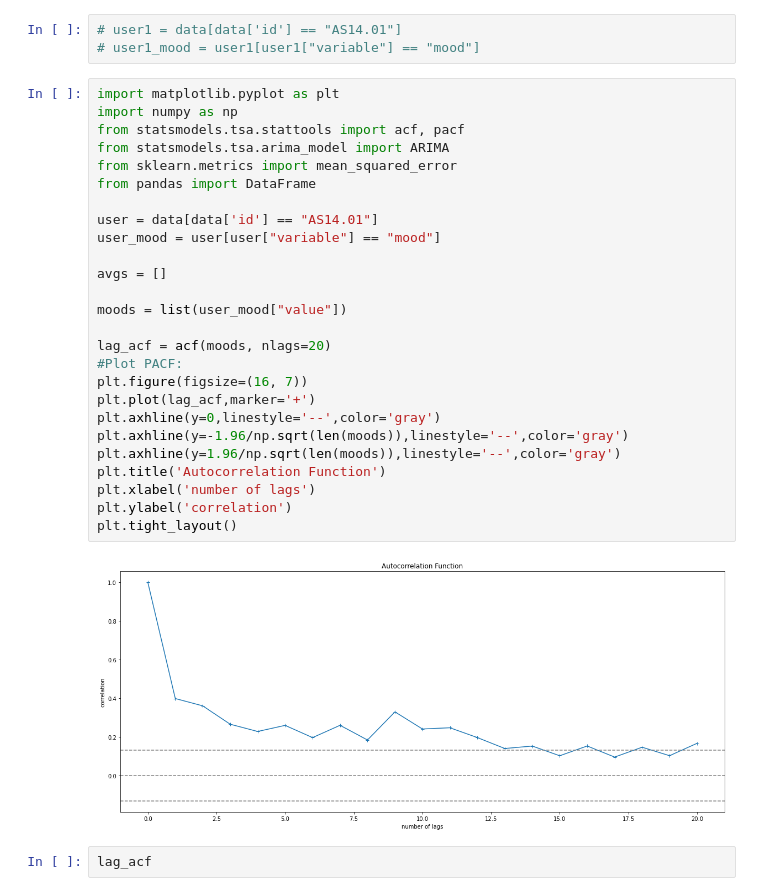
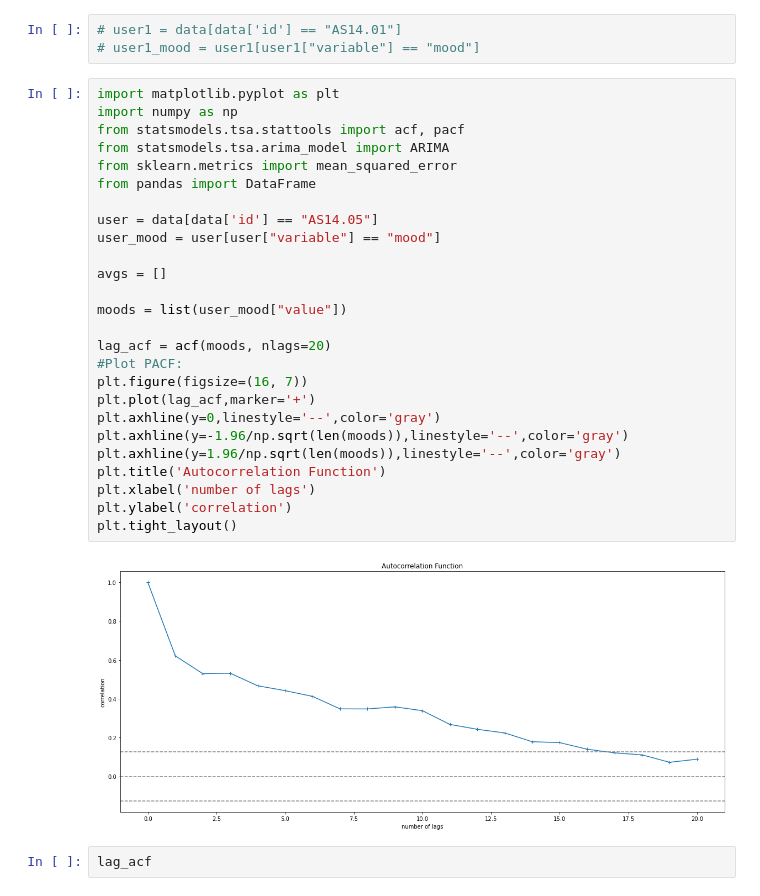
Before and after one commit to guybrush1989/DMT-Group80, a Jupyter notebook: ARIMA.ipynb, the cells around one changed output. Drawn from its saved outputs; the diff is of its cells as text.

```diff
--- a/ARIMA.ipynb
+++ b/ARIMA.ipynb
@@ -47,31 +47,31 @@ array(['AS14.01', 'AS14.02', 'AS14.03', 'AS14.05', 'AS14.06', 'AS14.07',
 # %%
 import matplotlib.pyplot as plt
 import numpy as np
 from statsmodels.tsa.stattools import acf, pacf
 from statsmodels.tsa.arima_model import ARIMA
 from sklearn.metrics import mean_squared_error
 from pandas import DataFrame
 
-user = data[data['id'] == "AS14.01"]
+user = data[data['id'] == "AS14.05"]
 user_mood = user[user["variable"] == "mood"]
 
 avgs = []
 
 moods = list(user_mood["value"])
 
 lag_acf = acf(moods, nlags=20)
 #Plot PACF:
 plt.figure(figsize=(16, 7))
 plt.plot(lag_acf,marker='+')
 plt.axhline(y=0,linestyle='--',color='gray')
 plt.axhline(y=-1.96/np.sqrt(len(moods)),linestyle='--',color='gray')
 plt.axhline(y=1.96/np.sqrt(len(moods)),linestyle='--',color='gray')
 plt.title('Autocorrelation Function')
 plt.xlabel('number of lags')
 plt.ylabel('correlation')
 plt.tight_layout()
 # %% [output]
-[figure, old version]
+[figure, new version]
 # %%
 lag_acf
 # %% [output]
```
Also changed, not shown: parts of 3 cells of this notebook.
